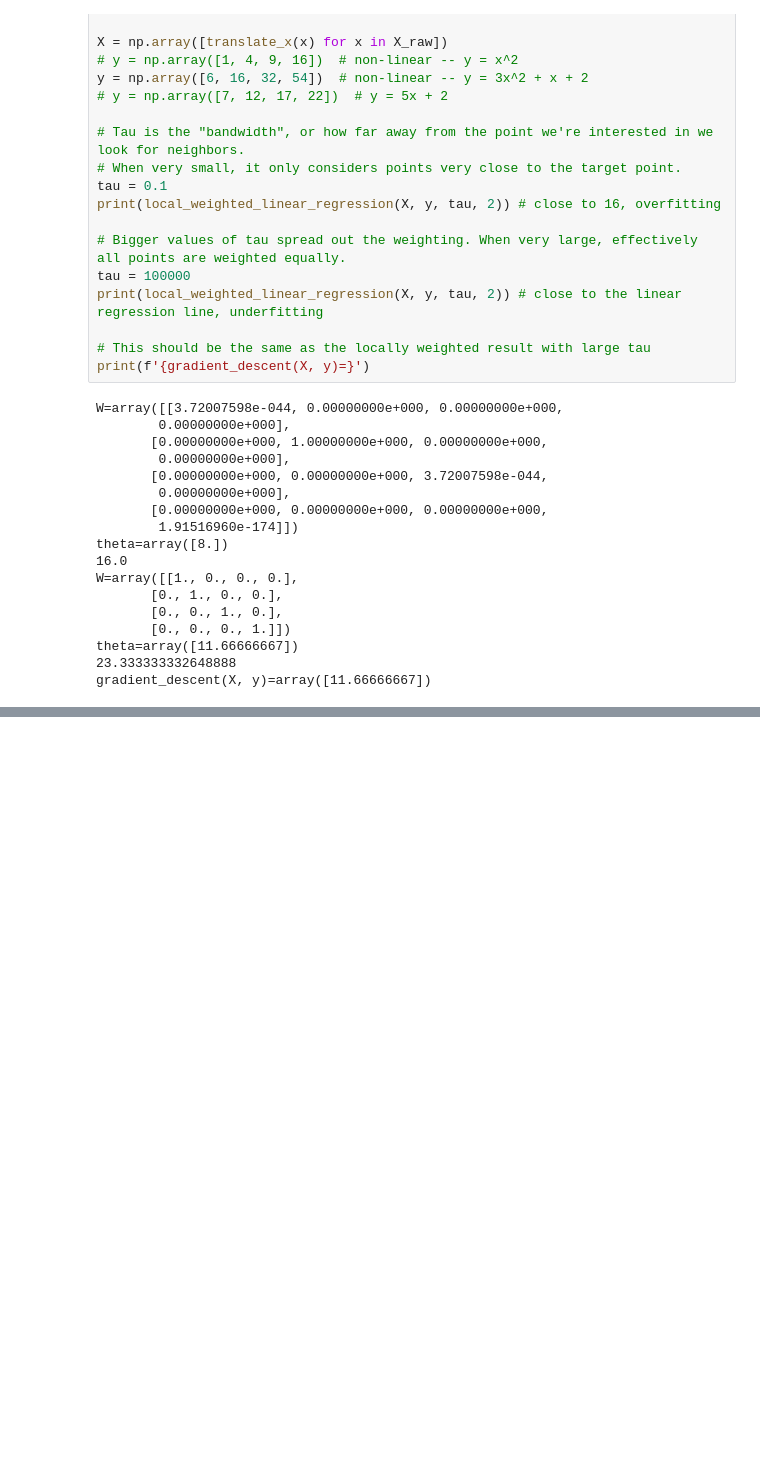
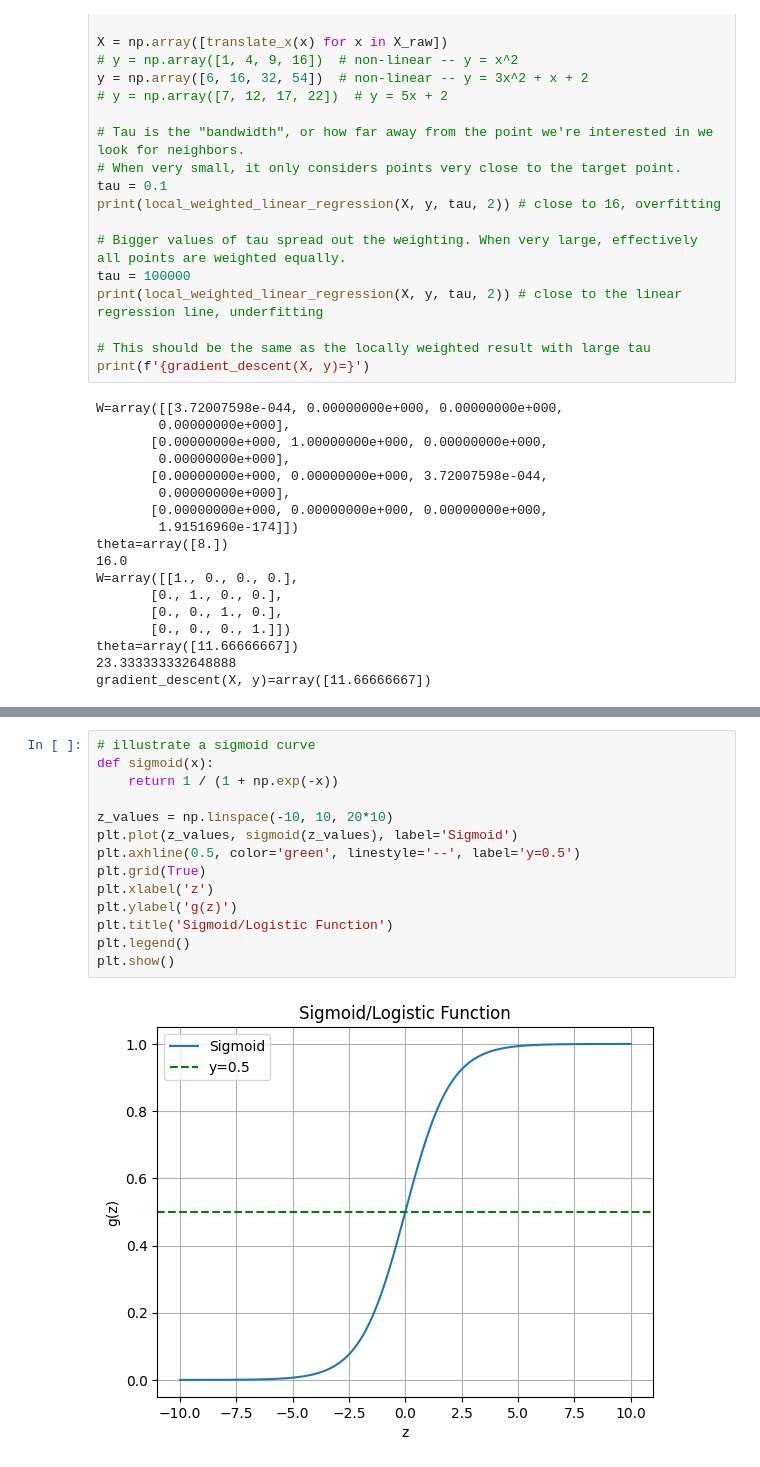
Before and after one commit to argfrot/aiagents, a Jupyter notebook: cs229.ipynb, the cells around one changed output, grey strips where cells are left out. Drawn from its saved outputs; the diff is of its cells as text; blank space fills up the shorter version.

Commit message:
Locally weighted and logistic regression.

```diff
--- a/cs229.ipynb
+++ b/cs229.ipynb
@@ -476,0 +543,16 @@ gradient_descent(X, y)=array([11.66666667])
+# %%
+# illustrate a sigmoid curve
+def sigmoid(x):
+    return 1 / (1 + np.exp(-x))
+
+z_values = np.linspace(-10, 10, 20*10)
+plt.plot(z_values, sigmoid(z_values), label='Sigmoid')
+plt.axhline(0.5, color='green', linestyle='--', label='y=0.5')
+plt.grid(True)
+plt.xlabel('z')
+plt.ylabel('g(z)')
+plt.title('Sigmoid/Logistic Function')
+plt.legend()
+plt.show()
+# %% [output]
+[figure, added]
```
Also changed, not shown: parts of 24 cells of this notebook, 1 other file.
